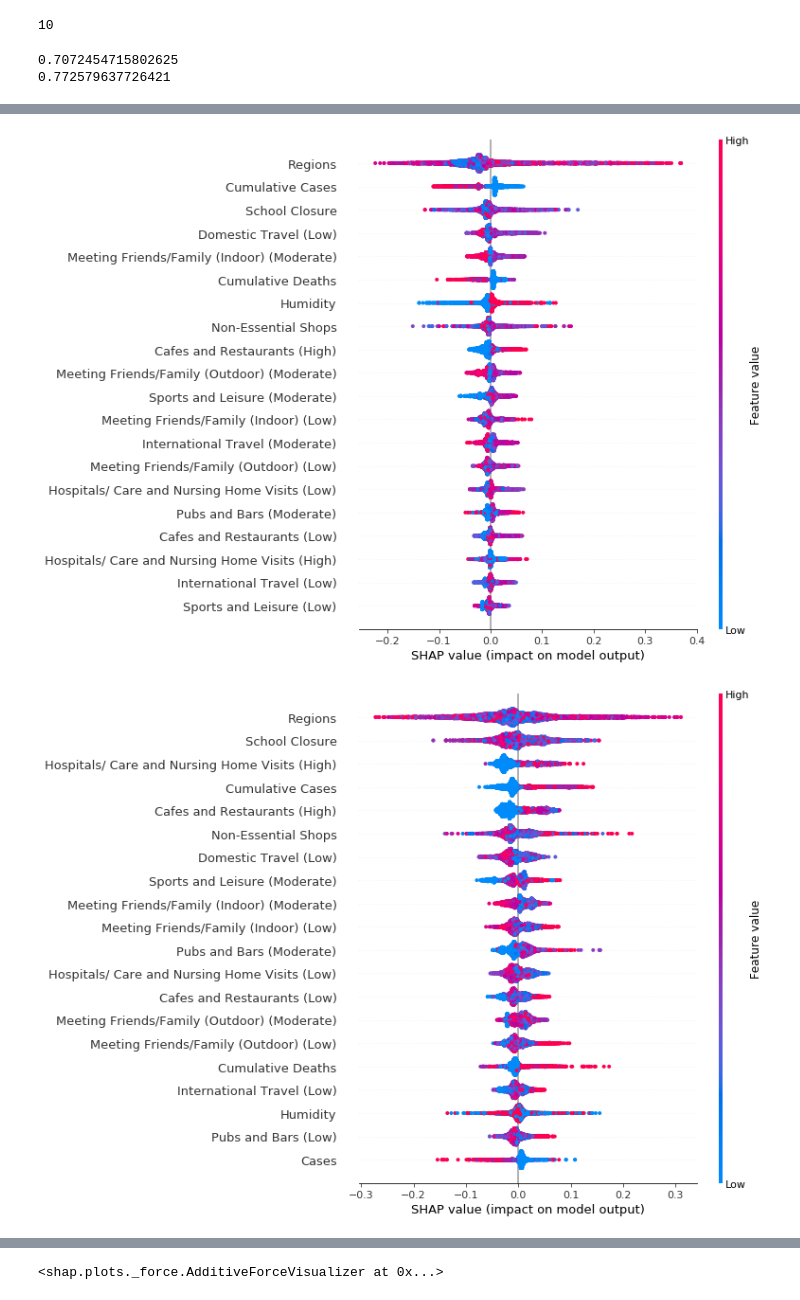
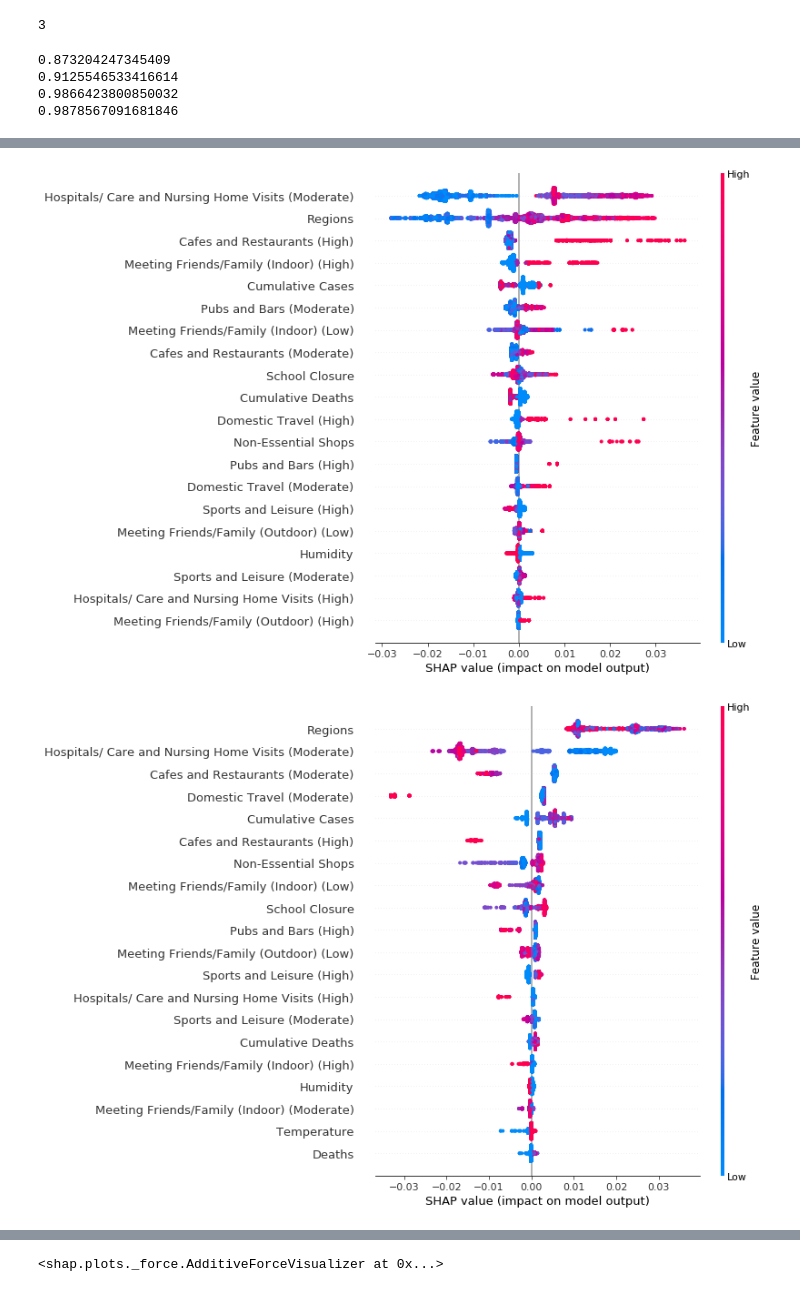
Before and after one commit to JoePanes/XAI-COVID19, a Jupyter notebook: code/machine learning/randomForestSHAP.ipynb, the cells around one changed output, grey strips where cells are left out. Drawn from its saved outputs; the diff is of its cells as text; code cells hidden in the pictures.

```diff
--- a/code/machine learning/randomForestSHAP.ipynb
+++ b/code/machine learning/randomForestSHAP.ipynb
@@ -14,15 +17,35 @@ trainingData, trainingRt, testData, testRt = prepareData(filePath)
+# %%
+rt = "Rt <= 0.5"
+
+trainingData, trainingRt, testData, testRt = prepareData(filePath, rt)
+
+trainingDataWal, trainingRtWal, testDataWal, testRtWal = prepareData(filePath, rt, True)
+# %%
+noClass = 0
+objective = 0
+
+if len(rt) > 2:
+    noClass = 2
+else:
+    noClass = 3
+
+
+objective = "multi:softmax"
 # %%
 params = {
-        'colsample_bynode': 0.8,
-        'learning_rate': 0.1,
-        'max_depth': 15,
-        'num_parallel_tree': 100,
-        'objective': 'multi:softmax',
-        'subsample': 0.75,
-        'tree_method': 'gpu_hist',
-        "num_class" : 3,
+      'colsample_bynode': 0.8,
+      'learning_rate': 0.5,
+      'max_depth': 5,
+      'num_parallel_tree': 100,
+      'objective': objective,
+      'subsample': 0.8,
+      'tree_method': 'gpu_hist',
+      'num_class': noClass,
 }
 
-classiferXG = xgboost.train(params, xgboost.DMatrix(trainingData, label=trainingRt), 1)
-classifer, accuracyRF = runRandomForest(trainingData, trainingRt, testData, testRt)
+classiferXG = xgboost.train(params, xgboost.DMatrix(trainingData, label=trainingRt), num_boost_round=1)
+classiferRF, accuracyRF = runRandomForest(trainingData, trainingRt, testData, testRt)
+
+classiferXGWal = xgboost.train(params, xgboost.DMatrix(trainingDataWal, label=trainingRtWal), num_boost_round=1)
+classiferRFWal, accuracyRFWal = runRandomForest(trainingDataWal, trainingRtWal, testDataWal, testRtWal)
 # %% [output]
@@ -34,17 +60,25 @@ accuracyXG = accuracy_score(testRt, prediction)
 # %%
 accuracyListXG.append(accuracyXG)
 accuracyListRF.append(accuracyRF)
+
+accuracyListXGWal.append(accuracyXGWal)
+accuracyListRFWal.append(accuracyRFWal)
 print(len(accuracyListXG))
 # %% [output]
-10
+3
 # %%
 print(sum(accuracyListXG) / len(accuracyListXG))
 print(sum(accuracyListRF) / len(accuracyListRF))
+
+print(sum(accuracyListXGWal) / len(accuracyListXGWal))
+print(sum(accuracyListRFWal) / len(accuracyListRFWal))
 # %% [output]
-0.7072454715802625
-0.772579637726421
+0.873204247345409
+0.9125546533416614
+0.9866423800850032
+0.9878567091681846
 # %%
-explainer = shap.TreeExplainer(classifer)
+explainer = shap.TreeExplainer(classiferXG)
 # %%
 
 shapValues = explainer.shap_values(trainingData)
@@ -55,11 +89,11 @@ shap.initjs()
 # %%
 shap.summary_plot(shapValues[0], trainingData)
 # %% [output]
-[figure, old version]
+[figure, new version]
 # %%
-shap.summary_plot(shapValues[1], trainingData)
+shap.summary_plot(shapValues[1], trainingDataWal)
 # %% [output]
-[figure, old version]
+[figure, new version]
 # %%
 shap.summary_plot(shapValues[2], trainingData)
 # %% [output]
```
Also changed, not shown: parts of 14 cells of this notebook, 1 other file.
